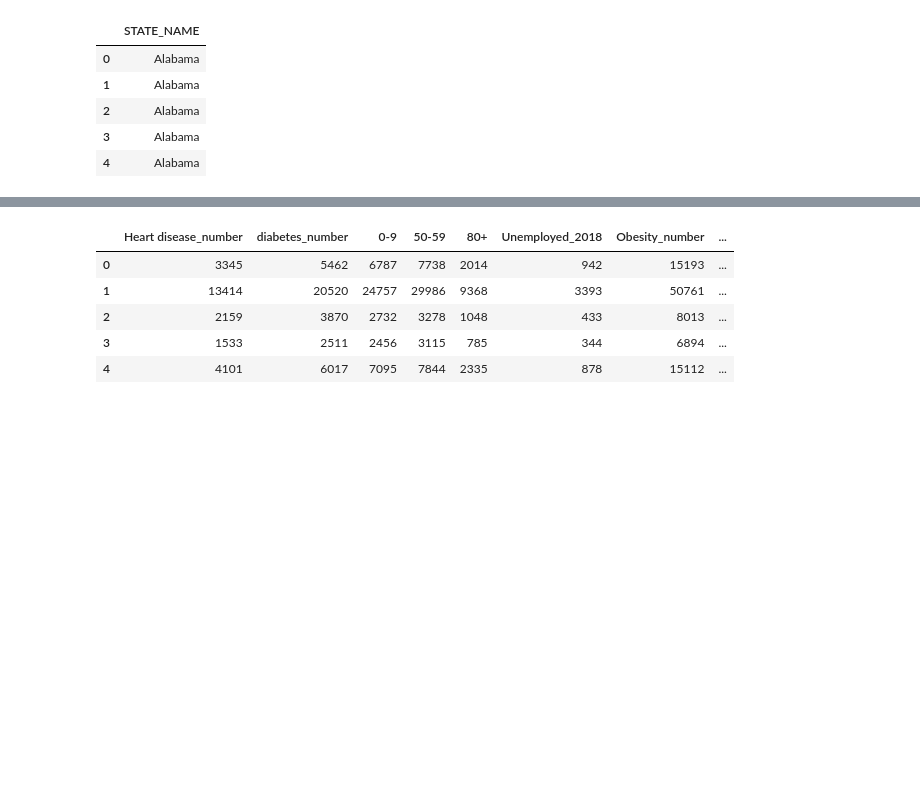
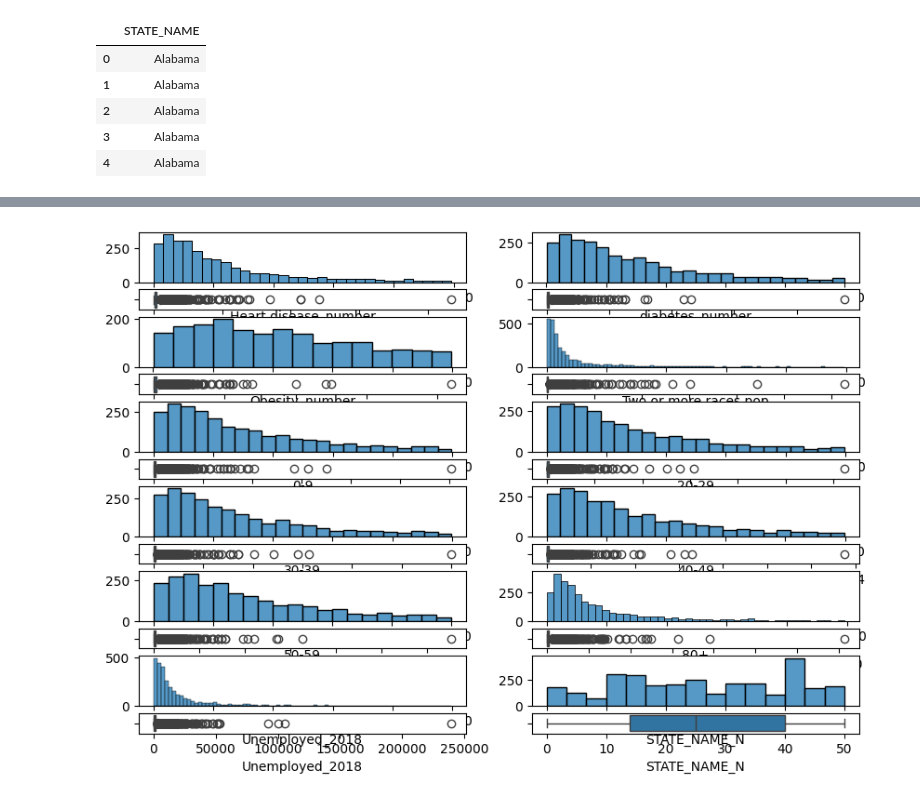
Before and after one commit to PuraCampos/Regr_Lineal_Regularizada, a Jupyter notebook: src/explore.ipynb, the cells around one changed output, grey strips where cells are left out. Saved outputs shown, nothing was run; the diff lists cells and outputs as text; code cells hidden in the pictures; blank space fills up the shorter version.

```diff
--- a/src/explore.ipynb
+++ b/src/explore.ipynb
@@ -115,5 +51,5 @@ array([dtype('int64'), dtype('float64'), dtype('O')], dtype=object)
 # %%
-num = ['int64','O']
+num = ['int64']
 cat = ['O']
 continuas=['float64']
 
@@ -167,9 +94,43 @@ Index(['fips', 'TOT_POP', '0-9', '19-Oct', '20-29', '30-39', '40-49', '50-59',
-# %%
-df_num[['Heart disease_number','diabetes_number','0-9','50-59','80+','Unemployed_2018','Obesity_number','Two or more races pop']].head()
-# %% [output]
-|  | Heart disease_number | diabetes_number | 0-9 | 50-59 | 80+ | Unemployed_2018 | Obesity_number | ... |
-| 0 | 3345 | 5462 | 6787 | 7738 | 2014 | 942 | 15193 | ... |
-| 1 | 13414 | 20520 | 24757 | 29986 | 9368 | 3393 | 50761 | ... |
-| 2 | 2159 | 3870 | 2732 | 3278 | 1048 | 433 | 8013 | ... |
-| 3 | 1533 | 2511 | 2456 | 3115 | 785 | 344 | 6894 | ... |
-| 4 | 4101 | 6017 | 7095 | 7844 | 2335 | 878 | 15112 | ... |
+# %%
+fig, ax = plt.subplots(12, 2, figsize=(10, 7), gridspec_kw={'height_ratios': [25,10,25,10,25,10,25,10,25,10,25,10]})
+
+#
+sns.histplot(ax = ax[0,0], data = df_num[df_num['Heart disease_number']<10000], x='Heart disease_number').set(ylabel = None)
+sns.boxplot(ax = ax[1,0], data = df_num, x='Heart disease_number')
+sns.histplot(ax = ax[0,1], data = df_num[df_num['diabetes_number']<10000], x='diabetes_number').set(ylabel = None)
+sns.boxplot(ax = ax[1,1], data = df_num, x='diabetes_number')
+
+#
+sns.histplot(ax = ax[2,0], data = df_num[df_num['Obesity_number']<10000], x='Obesity_number').set(ylabel = None)
+sns.boxplot(ax = ax[3,0], data = df_num, x='Obesity_number')
+sns.histplot(ax = ax[2,1], data = df_num[df_num['Two or more races pop']<10000], x='Two or more races pop').set(ylabel = None)
+sns.boxplot(ax = ax[3,1], data = df_num, x='Two or more races pop')
+
+#
+sns.histplot(ax = ax[4,0], data = df_num[df_num['0-9']<10000], x='0-9').set(ylabel = None)
+sns.boxplot(ax = ax[5,0], data = df_num, x='0-9')
+sns.histplot(ax = ax[4,1], data = df_num[df_num['20-29']<10000], x='20-29').set(ylabel = None)
+sns.boxplot(ax = ax[5,1], data = df_num, x='20-29')
+
+#
+sns.histplot(ax = ax[6,0], data = df_num[df_num['30-39']<10000], x='30-39').set(ylabel = None)
+sns.boxplot(ax = ax[7,0], data = df_num, x='30-39')
+sns.histplot(ax = ax[6,1], data = df_num[df_num['40-49']<10000], x='40-49').set(ylabel = None)
+sns.boxplot(ax = ax[7,1], data = df_num, x='40-49')
+
+#
+sns.histplot(ax = ax[8,0], data = df_num[df_num['50-59']<10000], x='50-59').set(ylabel = None)
+sns.boxplot(ax = ax[9,0], data = df_num, x='50-59')
+sns.histplot(ax = ax[8,1], data = df_num[df_num['80+']<10000], x='80+').set(ylabel = None)
+sns.boxplot(ax = ax[9,1], data = df_num, x='80+')
+
+#
+sns.histplot(ax = ax[10,0], data = df_num[df_num['Unemployed_2018']<10000], x='Unemployed_2018').set(ylabel = None)
+sns.boxplot(ax = ax[11,0], data = df_num, x='Unemployed_2018')
+sns.histplot(ax = ax[10,1], data = df_num[df_num['STATE_NAME_N']<10000], x='STATE_NAME_N').set(ylabel = None)
+sns.boxplot(ax = ax[11,1], data = df_num, x='STATE_NAME_N')
+
+plt.tight_layout()
+plt.show()
+# %% [output]
+[figure, added]
```
Also changed, not shown: parts of 24 cells of this notebook, 1 other file.
